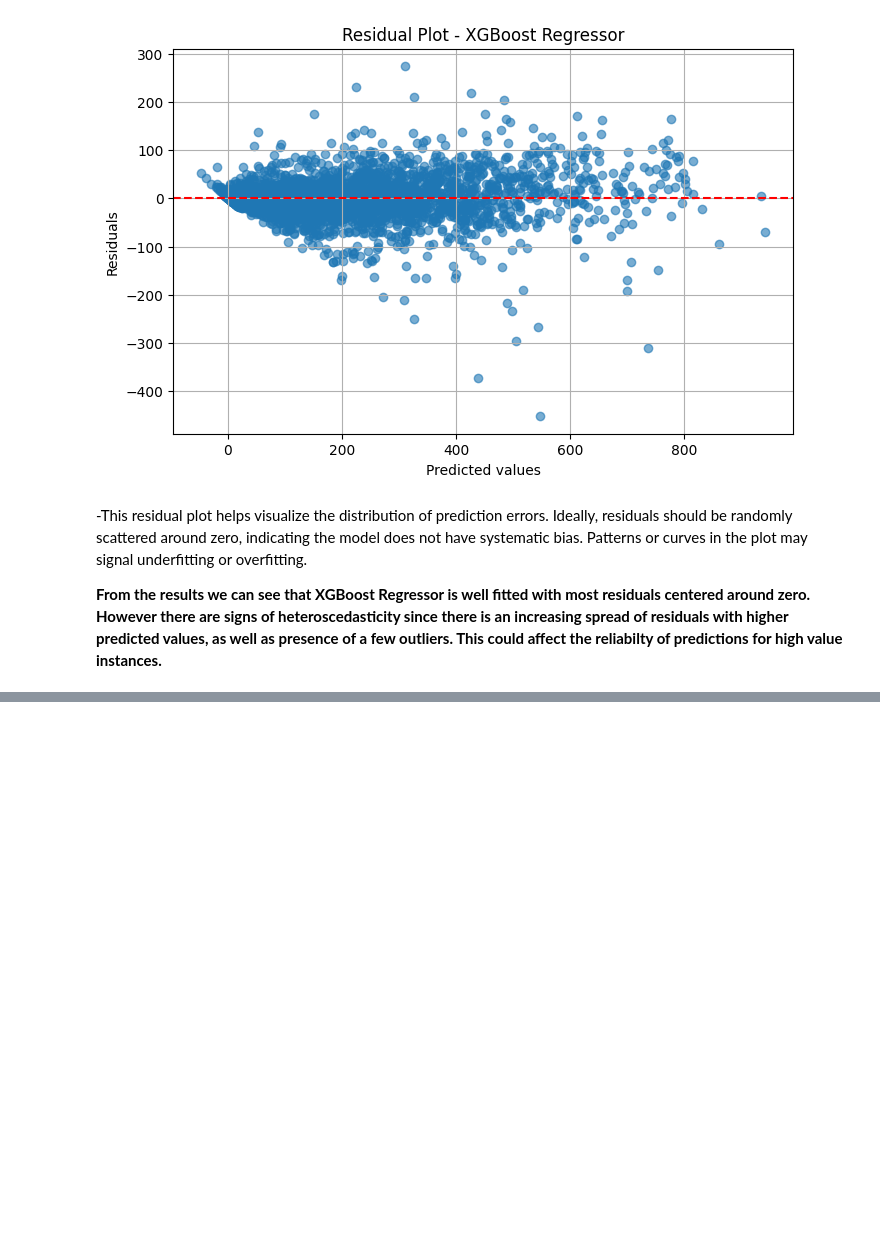
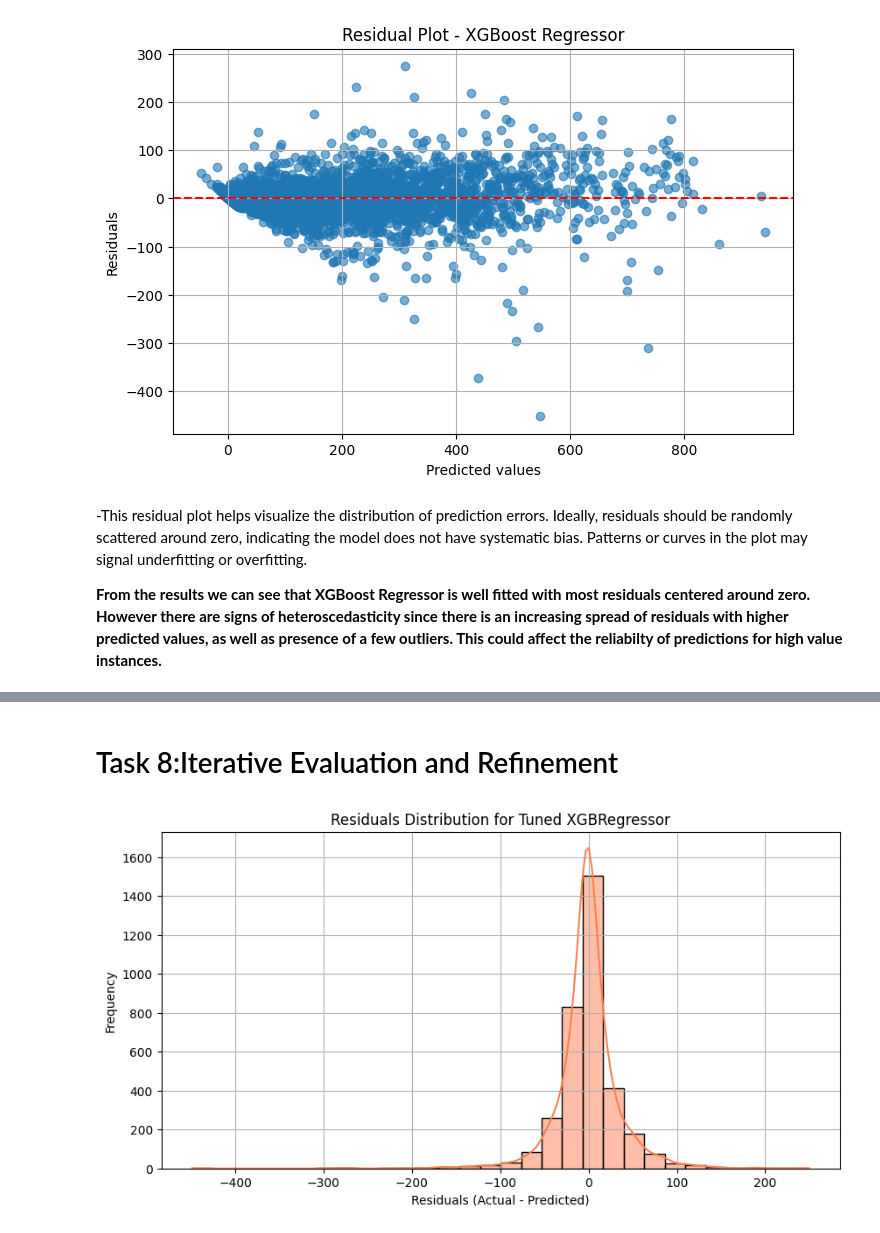
Before and after one commit to FaresQaddoumi/ML-fundamentals-2025, a Jupyter notebook: assignment_2_Fares_AlQadoumi.ipynb, the cells around one changed output, grey strips where cells are left out. Drawn from its saved outputs; the diff is of its cells as text; code cells hidden in the pictures; blank space fills up the shorter version.

Commit message:
Completed all tasks and ready to submit

```diff
--- a/assignment_2_Fares_AlQadoumi.ipynb
+++ b/assignment_2_Fares_AlQadoumi.ipynb
@@ -7,7 +7,8 @@
 import pandas as pd
 
 
-df = pd.read_csv('C:/Users/er/Downloads/hour.csv')
+df = pd.read_csv("hour.csv")
+
 
 df.info()
 df.head()
@@ -477,0 +584,23 @@ plt.show()
+# %% [markdown]
+# Task 8:Iterative Evaluation and Refinement
+# %%
+import matplotlib.pyplot as plt
+import seaborn as sns
+import numpy as np
+
+
+y_val_pred_xgb = xgb_best.predict(X_val)
+
+# Residuals
+residuals = y_val - y_val_pred_xgb
+
+# plotting the residuals
+plt.figure(figsize=(10, 5))
+sns.histplot(residuals, kde=True, bins=30, color='coral')
+plt.title("Residuals Distribution for Tuned XGBRegressor")
+plt.xlabel("Residuals (Actual - Predicted)")
+plt.ylabel("Frequency")
+plt.grid(True)
+plt.show()
+# %% [output]
+[figure, added]
```
Also changed, not shown: parts of 18 cells of this notebook.
